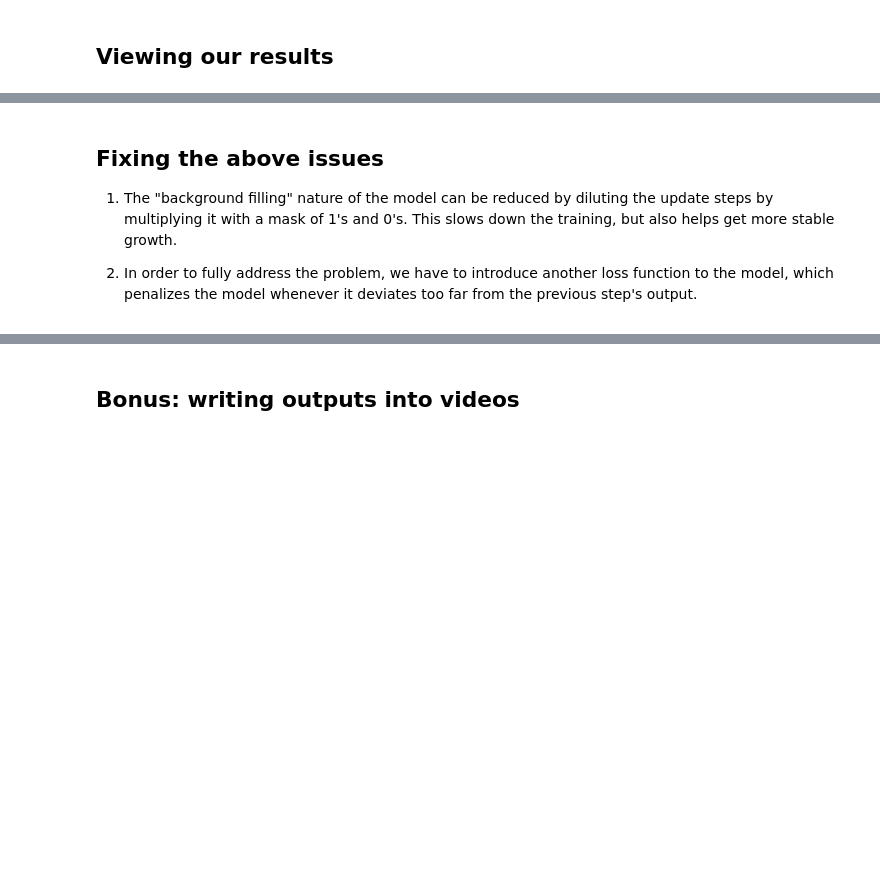
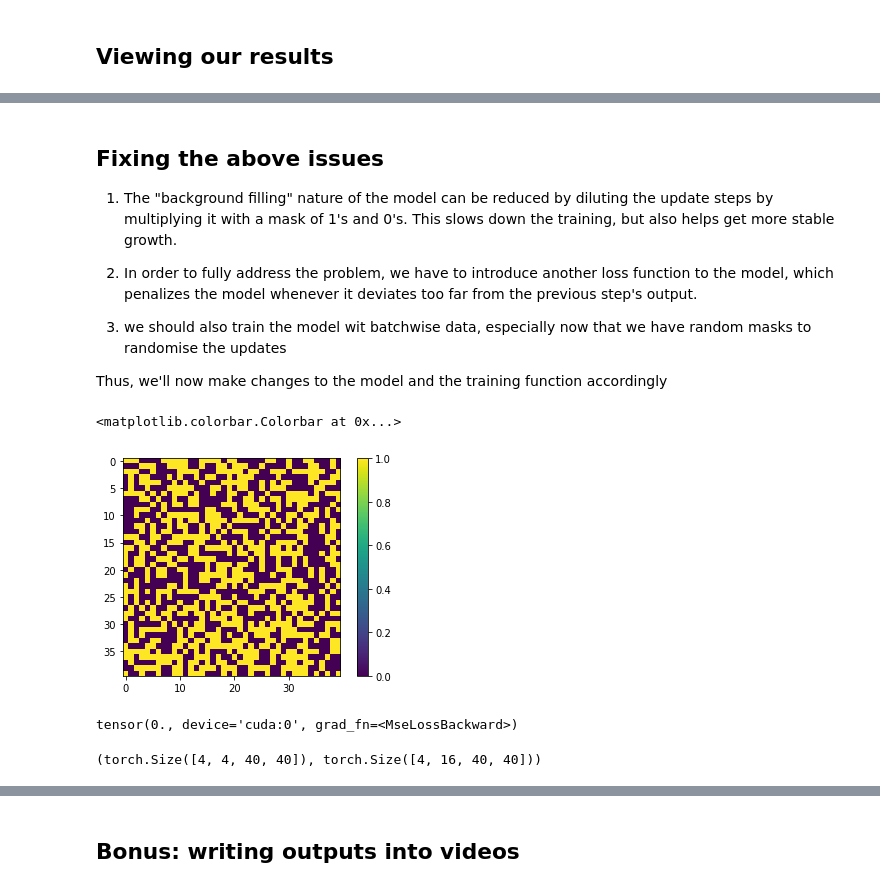
Before and after one commit to Mayukhdeb/differentiable-morphogenesis, a Jupyter notebook: basic-neural-ca.ipynb, the cells around one changed output, grey strips where cells are left out. Drawn from its saved outputs; the diff is of its cells as text; code cells hidden in the pictures; blank space fills up the shorter version.

```diff
--- a/basic-neural-ca.ipynb
+++ b/basic-neural-ca.ipynb
@@ -341,3 +339,14 @@ plt.imshow(out)
 1. The "background filling" nature of the model can be reduced by diluting the update steps by multiplying it with a mask of 1's and 0's. This slows down the training, but also helps get more stable growth.
 
 2. In order to fully address the problem, we have to introduce another loss function to the model, which penalizes the model whenever it deviates too far from the previous step's output.
+
+3. we should also train the model wit batchwise data, especially now that we have random masks to randomise the updates
+
+Thus, we'll now make changes to the model and the training function accordingly
+# %%
+mask = torch.round(torch.rand([4,1,40,40]))
+plt.imshow(mask[0,0])
+plt.colorbar()
+# %% [output]
+<matplotlib.colorbar.Colorbar at 0x...>
+[figure, added]
@@ -343,0 +422,6 @@ plt.imshow(out)
+# %%
+m = ca_model().to(device)
+out = m(seed_tensor)
+m.difference_loss(out, seed_tensor)
+# %% [output]
+tensor(0., device='cuda:0', grad_fn=<MseLossBackward>)
@@ -343,0 +438,7 @@ plt.imshow(out)
+# %%
+target_batch = torch.repeat_interleave(target, repeats = 4, dim = 0)
+seed_batch = torch.repeat_interleave(seed_tensor, repeats = 4, dim = 0)
+
+target_batch.shape, seed_batch.shape
+# %% [output]
+(torch.Size([4, 4, 40, 40]), torch.Size([4, 16, 40, 40]))
```
Also changed, not shown: parts of 13 cells of this notebook.
